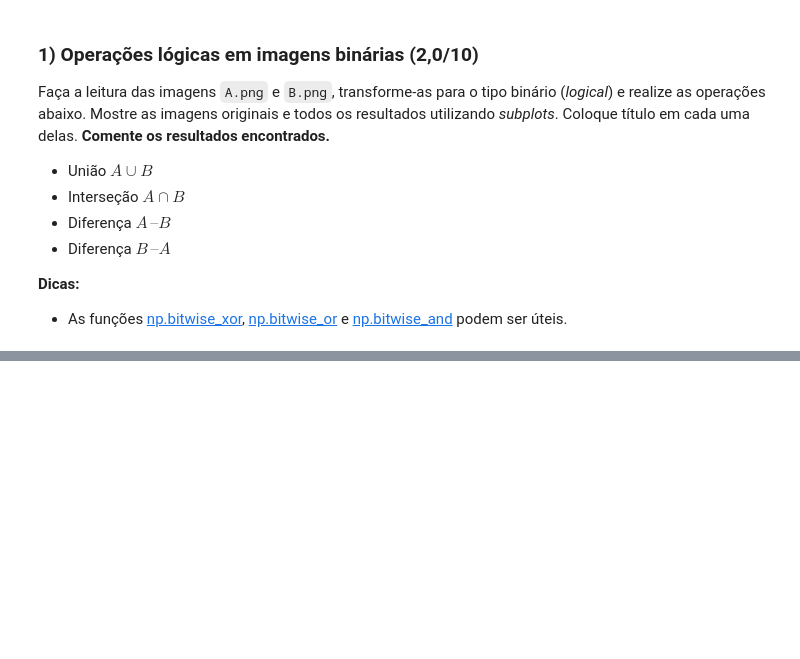
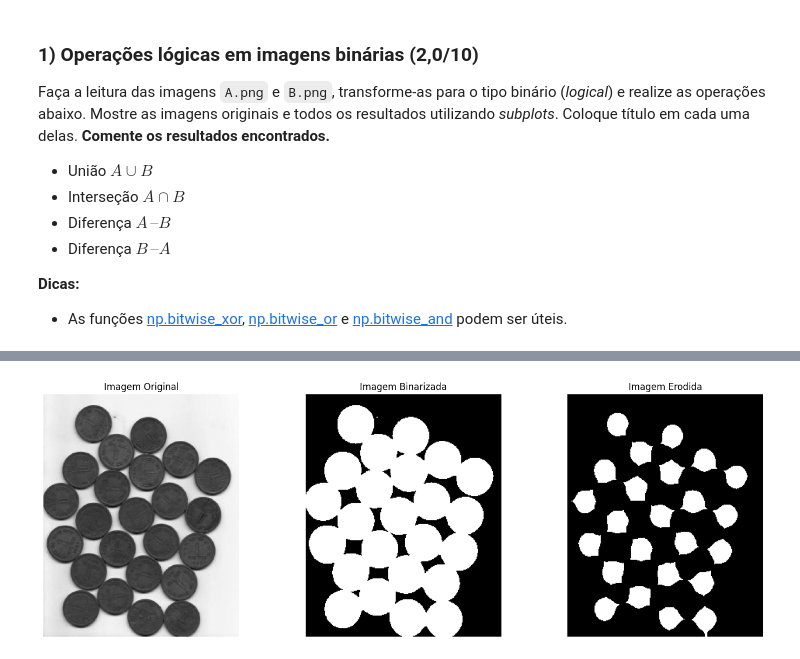
Before and after one commit to MateusSouza48/SEL0339---VisaoComputacional, a Jupyter notebook: praticas/Lista_de_Exercicio_2.ipynb, the cells around one changed output, grey strips where cells are left out. Cells and saved outputs as stored; diff of their text form; code cells hidden in the pictures; blank space fills up the shorter version.

```diff
--- a/praticas/Lista_de_Exercicio_2.ipynb
+++ b/praticas/Lista_de_Exercicio_2.ipynb
@@ -189,3 +251,65 @@ cv.getStructuringElement(cv.MORPH_CROSS,(5,5))
+# %%
+import numpy as np
+import matplotlib.pyplot as plt
+import cv2
+
+## -- Seu código começa AQUI -- ##
+
+# Carrega a imagem em escala de cinza
+img = cv2.imread("coins.jpg", cv2.IMREAD_GRAYSCALE)
+
+# Faz a binarização pelo método de Otsu
+th_value, bin_img = cv2.threshold(img, 0, 255, cv2.THRESH_BINARY + cv2.THRESH_OTSU)
+
+# Inverte a imagem para que as moedas fiquem brancas
+# e possam ser reduzidas pela erosão
+bin_img = cv2.bitwise_not(bin_img)
+
+# Cria um elemento estruturante elíptico 20x20,
+# escolhido experimentalmente
+elemento_20 = cv2.getStructuringElement(cv2.MORPH_ELLIPSE, (20, 20))
+
+# Faz a erosão da imagem com o elemento estruturante escolhido
+erosao_20 = cv2.erode(bin_img, elemento_20, iterations=1)
+
+# Exibe imagem original, binarizada e erodida
+plt.figure(figsize=(15, 5))
+
+plt.subplot(1, 3, 1)
+plt.imshow(img, cmap="gray")
+plt.title("Imagem Original")
+plt.axis("off")
+
+plt.subplot(1, 3, 2)
+plt.imshow(bin_img, cmap="gray")
+plt.title("Imagem Binarizada")
+plt.axis("off")
+
+plt.subplot(1, 3, 3)
+plt.imshow(erosao_20, cmap="gray")
+plt.title("Imagem Erodida")
+plt.axis("off")
+
+plt.tight_layout()
+plt.show()
+
+## -- Seu código termina AQUI -- ##
+
+## -- COMENTÁRIOS -- ##
+
+# Foi escolhido um elemento estruturante elíptico, pois as moedas
+# possuem formato aproximadamente circular.
+
+# O tamanho 20x20 foi escolhido experimentalmente,
+# pois foi o menor tamanho que conseguiu separar todas as moedas conectadas.
+# Após testar diferentes tamanhos, verificou-se que 19x19 ainda
+# mantinha algumas moedas conectadas.
+
+# Apesar da redução no tamanho das moedas causada pela erosão,
+# o resultado permite que cada moeda seja identificada
+# individualmente para a contagem.
+# %% [output]
+[figure, added]
 # %% [markdown]
 ### 3) Dilatação (1.5/10)
 
```
Also changed, not shown: parts of 3 cells of this notebook.
